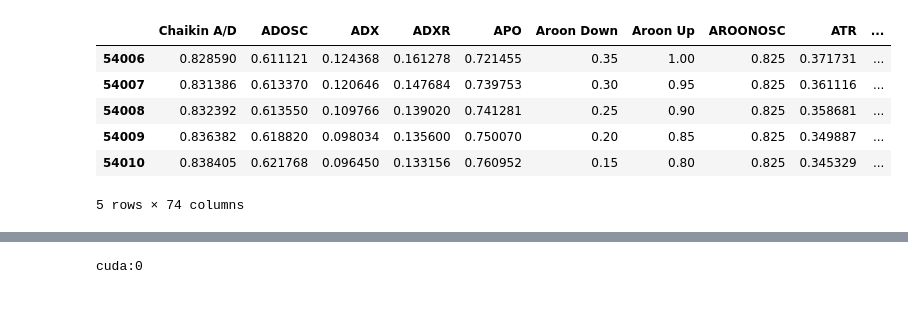
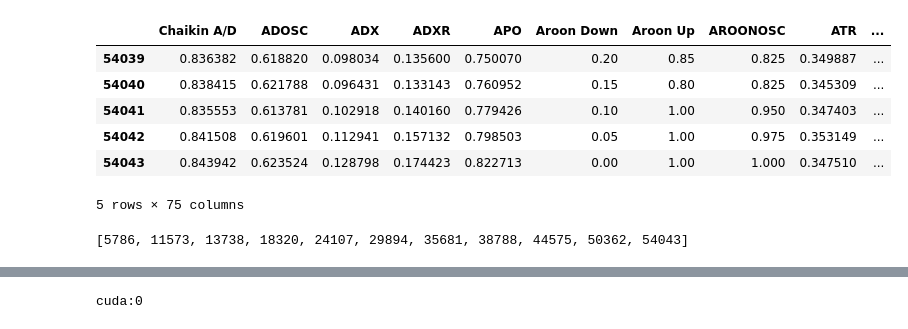
Before and after one commit to CSCI4622-ML/StockMind, a Jupyter notebook: TimeSeriesTechIndicatorsPredictor.ipynb, the cells around one changed output, grey strips where cells are left out. Saved outputs shown, nothing was run; the diff lists cells and outputs as text; code cells hidden in the pictures.

```diff
--- a/TimeSeriesTechIndicatorsPredictor.ipynb
+++ b/TimeSeriesTechIndicatorsPredictor.ipynb
@@ -25,6 +25,18 @@ def normalize_dataframe(df):
     columns_to_normalize = [col for col in df.columns]
     df[columns_to_normalize] = scaler.fit_transform(df[columns_to_normalize])
     return df
+# %%
+def add_up_column(df):
+    # Create empty 'up' and 'down' columns
+    df['up'] = np.nan
+
+    # Loop over the rows (skipping the first row)
+    for i in range(0, len(df)-1):
+        if df.loc[i+1, '4. close'] > df.loc[i, '4. close']:
+            df.loc[i, 'up'] = 1
+        else:
+            df.loc[i, 'up'] = 0
+    return df
 # %%
 def combine_csvs_from_folder(folder_path):
     """
@@ -33,51 +45,54 @@ def combine_csvs_from_folder(folder_path):
     Args:
         folder_path (str): The path to the folder containing the CSV files.
 
     Returns:
         A pandas DataFrame containing the concatenated data from all CSV files in the input folder.
     """
     # Use a list comprehension to read all CSV files in the folder into a list of DataFrames.
     dfs = [pd.read_csv(os.path.join(folder_path, f)) for f in os.listdir(folder_path) if f.endswith('.csv')]
 
     # Use a list comprehension to get the filenames of all CSV files in the folder.
     filenames = [os.path.splitext(os.path.basename(f))[0] for f in os.listdir(folder_path) if f.endswith('.csv')]
 
     processed_dfs = []
     i = 0
     for df, filename in zip(dfs, filenames):
         # Dont need the date column
         df = df.drop(['date'], axis=1)
         # normalize the dataframes before combining them
         df = normalize_dataframe(df)
         # for the neural network to understand the company name we need to convert it to a number
         df['company'] = i
         i += 1
+        df = add_up_column(df)
         processed_dfs.append(df)
     combined_df = pd.concat(processed_dfs, ignore_index=True)
 
     return combined_df
 
-df = combine_csvs_from_folder('market_data/merged_data')
+df_full = combine_csvs_from_folder('market_data/merged_data')
 
-df.tail()
+df_full.tail()
 # %% [output]
 |  | Chaikin A/D | ADOSC | ADX | ADXR | APO | Aroon Down | Aroon Up | AROONOSC | ATR | ... |
-| 54006 | 0.828590 | 0.611121 | 0.124368 | 0.161278 | 0.721455 | 0.35 | 1.00 | 0.825 | 0.371731 | ... |
-| 54007 | 0.831386 | 0.613370 | 0.120646 | 0.147684 | 0.739753 | 0.30 | 0.95 | 0.825 | 0.361116 | ... |
-| 54008 | 0.832392 | 0.613550 | 0.109766 | 0.139020 | 0.741281 | 0.25 | 0.90 | 0.825 | 0.358681 | ... |
-| 54009 | 0.836382 | 0.618820 | 0.098034 | 0.135600 | 0.750070 | 0.20 | 0.85 | 0.825 | 0.349887 | ... |
-| 54010 | 0.838405 | 0.621768 | 0.096450 | 0.133156 | 0.760952 | 0.15 | 0.80 | 0.825 | 0.345329 | ... |
+| 54039 | 0.836382 | 0.618820 | 0.098034 | 0.135600 | 0.750070 | 0.20 | 0.85 | 0.825 | 0.349887 | ... |
+| 54040 | 0.838415 | 0.621788 | 0.096431 | 0.133143 | 0.760952 | 0.15 | 0.80 | 0.825 | 0.345309 | ... |
+| 54041 | 0.835553 | 0.613781 | 0.102918 | 0.140160 | 0.779426 | 0.10 | 1.00 | 0.950 | 0.347403 | ... |
+| 54042 | 0.841508 | 0.619601 | 0.112941 | 0.157132 | 0.798503 | 0.05 | 1.00 | 0.975 | 0.353149 | ... |
+| 54043 | 0.843942 | 0.623524 | 0.128798 | 0.174423 | 0.822713 | 0.00 | 1.00 | 1.000 | 0.347510 | ... |
-5 rows × 74 columns
+5 rows × 75 columns
 # %%
 #we need this for later
-def find_indices_of_last_company_changes(df):
+def find_indices_of_test_rows(df):
     indices = []
     for i in range(1, len(df)):
-        if df.loc[i, 'company'] != df.loc[i - 1, 'company']:
-            indices.append(i-1)
+        if np.isnan(df.loc[i, 'up']):
+            indices.append(i)
     return indices
-idxs = find_indices_of_last_company_changes(df)
-idxs.append(len(df) - 1)
+idxs = find_indices_of_test_rows(df_full)
+print(idxs)
+# %% [output]
+[5786, 11573, 13738, 18320, 24107, 29894, 35681, 38788, 44575, 50362, 54043]
 # %%
 # we should one hot encode the company column
 # first we need to change it to a string so we can one hot encode it
```
Also changed, not shown: parts of 10 cells of this notebook, 1 other file.
